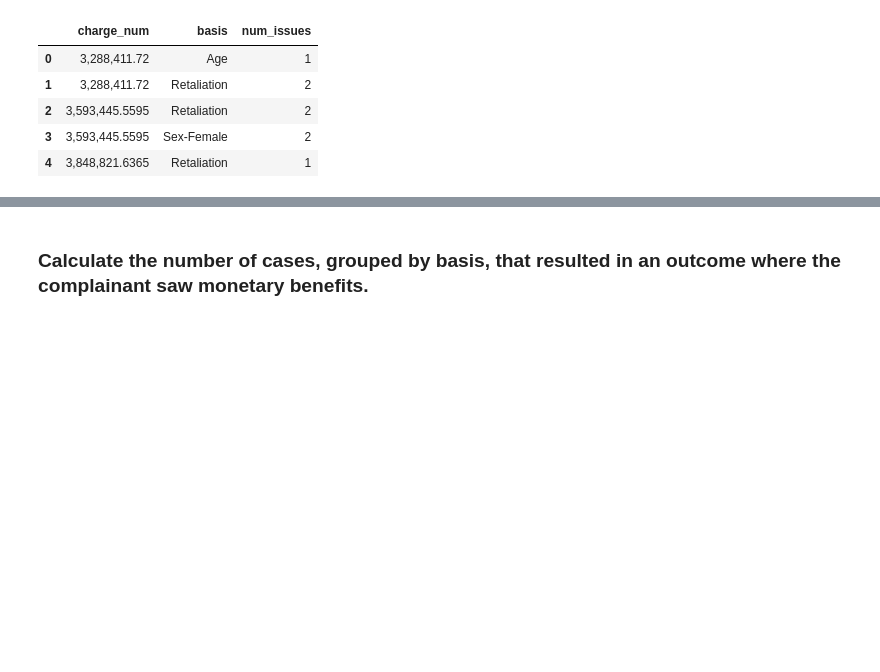
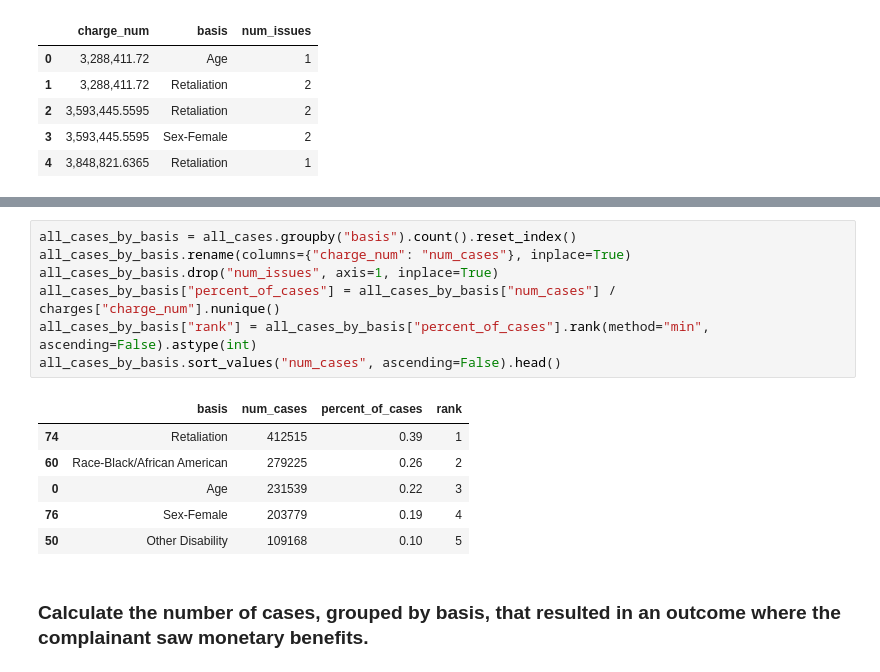
Before and after one commit to PublicI/employment-discrimination, a Jupyter notebook: employment-discrimination.ipynb, the cells around one changed output, grey strips where cells are left out. Cells and saved outputs as stored; diff of their text form; blank space fills up the shorter version.

```diff
--- a/employment-discrimination.ipynb
+++ b/employment-discrimination.ipynb
@@ -267,3 +396,17 @@ all_cases_by_basis.sort_values("num_cases", ascending=False).head(1)
+# %%
+all_cases_by_basis = all_cases.groupby("basis").count().reset_index()
+all_cases_by_basis.rename(columns={"charge_num": "num_cases"}, inplace=True)
+all_cases_by_basis.drop("num_issues", axis=1, inplace=True)
+all_cases_by_basis["percent_of_cases"] = all_cases_by_basis["num_cases"] / charges["charge_num"].nunique()
+all_cases_by_basis["rank"] = all_cases_by_basis["percent_of_cases"].rank(method="min", ascending=False).astype(int)
+all_cases_by_basis.sort_values("num_cases", ascending=False).head()
+# %% [output]
+|  | basis | num_cases | percent_of_cases | rank |
+| 74 | Retaliation | 412515 | 0.39 | 1 |
+| 60 | Race-Black/African American | 279225 | 0.26 | 2 |
+| 0 | Age | 231539 | 0.22 | 3 |
+| 76 | Sex-Female | 203779 | 0.19 | 4 |
+| 50 | Other Disability | 109168 | 0.10 | 5 |
 # %% [markdown]
 ### Calculate the number of cases, grouped by basis, that resulted in an outcome where the complainant saw monetary benefits.
 # %%
```
Also changed, not shown: parts of 30 cells of this notebook.
